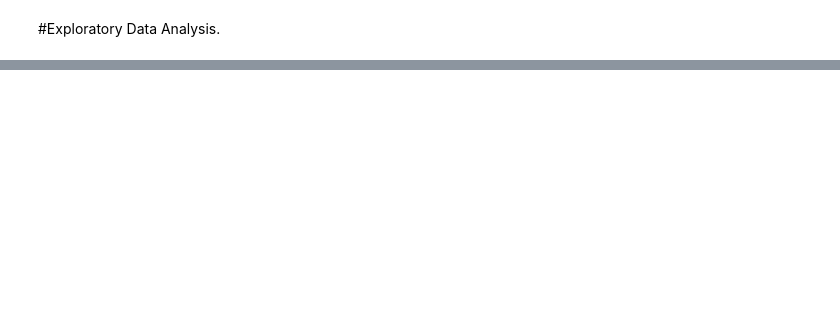
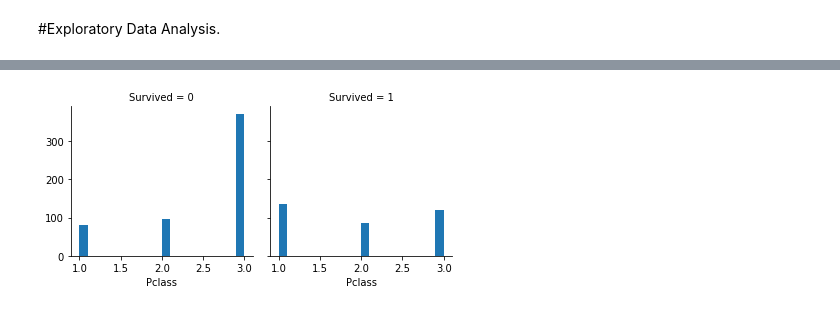
Before and after one commit to theBuluku/Independent-Project-week-9, a Jupyter notebook: IP_Week_9.ipynb, the cells around one changed output, grey strips where cells are left out. Drawn from its saved outputs; the diff is of its cells as text; code cells hidden in the pictures; blank space fills up the shorter version.

```diff
--- a/IP_Week_9.ipynb
+++ b/IP_Week_9.ipynb
@@ -152,0 +203,7 @@ test_data2.shape
+# %%
+# Plotting a hitogram of Pclass with respect to survival
+face = sns.FacetGrid(train_df, col='Survived')
+face.map(plt.hist, 'Pclass', bins=20)
+plt.show()
+# %% [output]
+[figure, added]
```
Also changed, not shown: parts of 109 cells of this notebook.
